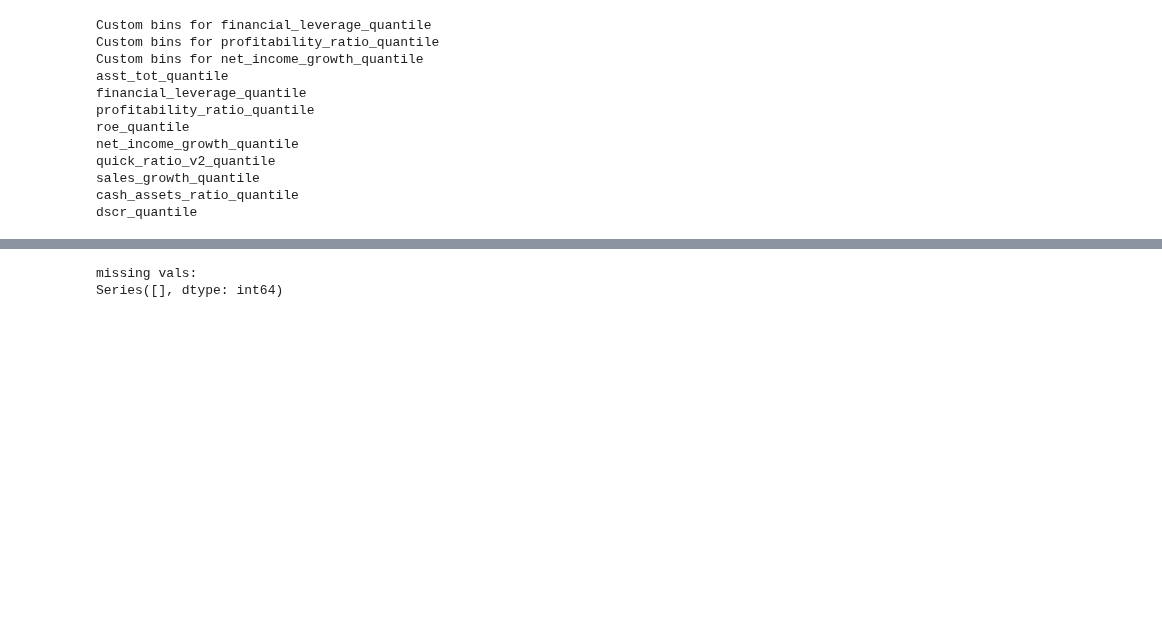
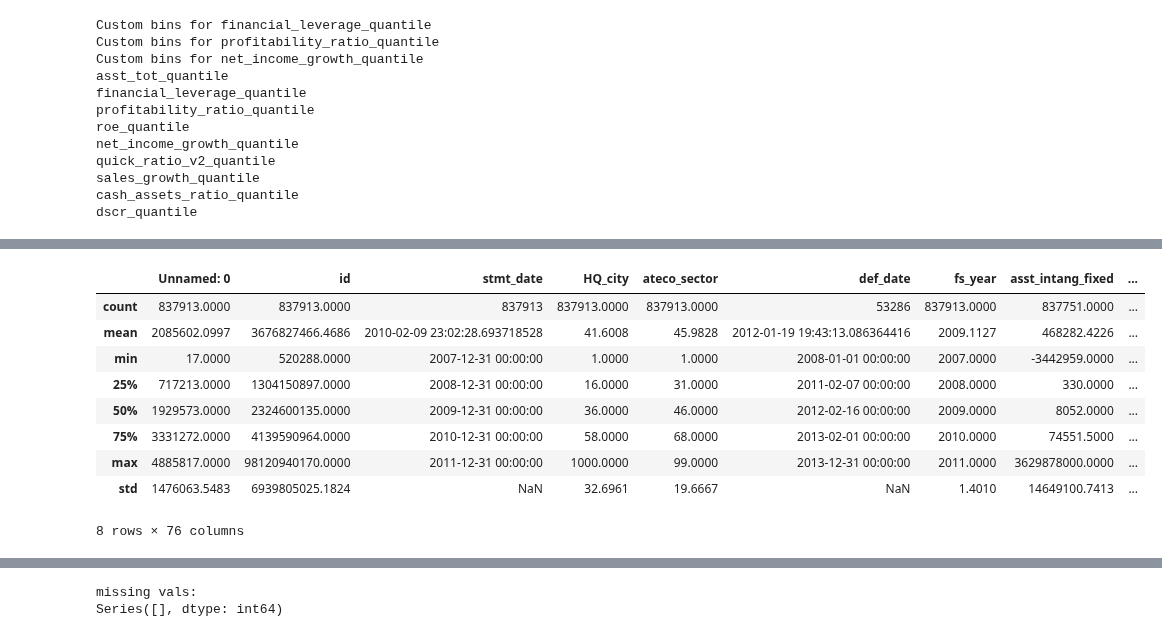
Before and after one commit to Juanroalvarado/ml-finance-credit-default, a Jupyter notebook: processing/Preproc-Function-Harness.ipynb, the cells around one changed output, grey strips where cells are left out. Saved outputs shown, nothing was run; the diff lists cells and outputs as text; code cells hidden in the pictures; blank space fills up the shorter version.

```diff
--- a/processing/Preproc-Function-Harness.ipynb
+++ b/processing/Preproc-Function-Harness.ipynb
@@ -523,0 +538,13 @@ test_processed.head(1)
+# %%
+train_processed.describe()
+# %% [output]
+|  | Unnamed: 0 | id | stmt_date | HQ_city | ateco_sector | def_date | fs_year | asst_intang_fixed | ... |
+| count | 837913.0000 | 837913.0000 | 837913 | 837913.0000 | 837913.0000 | 53286 | 837913.0000 | 837751.0000 | ... |
+| mean | 2085602.0997 | 3676827466.4686 | 2010-02-09 23:02:28.693718528 | 41.6008 | 45.9828 | 2012-01-19 19:43:13.086364416 | 2009.1127 | 468282.4226 | ... |
+| min | 17.0000 | 520288.0000 | 2007-12-31 00:00:00 | 1.0000 | 1.0000 | 2008-01-01 00:00:00 | 2007.0000 | -3442959.0000 | ... |
+| 25% | 717213.0000 | 1304150897.0000 | 2008-12-31 00:00:00 | 16.0000 | 31.0000 | 2011-02-07 00:00:00 | 2008.0000 | 330.0000 | ... |
+| 50% | 1929573.0000 | 2324600135.0000 | 2009-12-31 00:00:00 | 36.0000 | 46.0000 | 2012-02-16 00:00:00 | 2009.0000 | 8052.0000 | ... |
+| 75% | 3331272.0000 | 4139590964.0000 | 2010-12-31 00:00:00 | 58.0000 | 68.0000 | 2013-02-01 00:00:00 | 2010.0000 | 74551.5000 | ... |
+| max | 4885817.0000 | 98120940170.0000 | 2011-12-31 00:00:00 | 1000.0000 | 99.0000 | 2013-12-31 00:00:00 | 2011.0000 | 3629878000.0000 | ... |
+| std | 1476063.5483 | 6939805025.1824 | NaN | 32.6961 | 19.6667 | NaN | 1.4010 | 14649100.7413 | ... |
+8 rows × 76 columns
```
Also changed, not shown: parts of 11 cells of this notebook.
